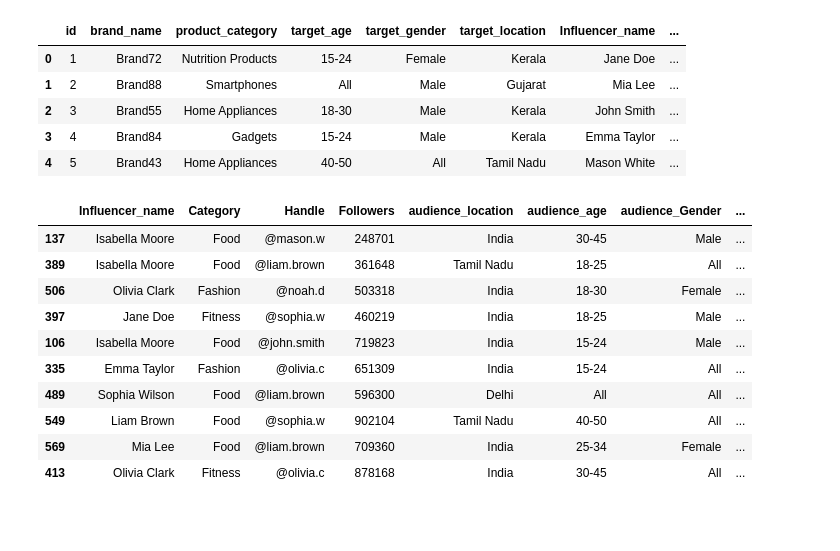
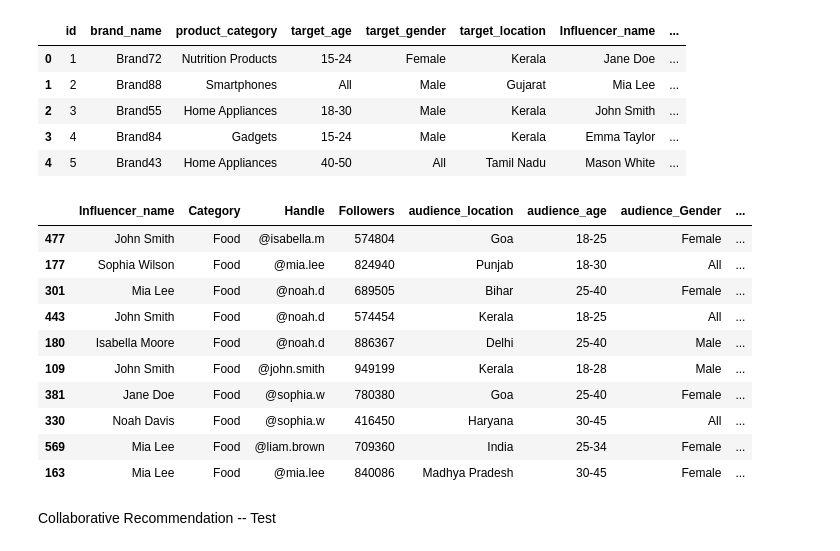
Before and after one commit to Yash-patell/recommendation_sys, a Jupyter notebook: recommendation01.ipynb, the cells around one changed output. Cells and saved outputs as stored; diff of their text form; code cells hidden in the pictures; blank space fills up the shorter version.

```diff
--- a/recommendation01.ipynb
+++ b/recommendation01.ipynb
@@ -70,7 +70,7 @@ dtype: int64
 # %% [markdown]
 merging both tables
 # %%
-merged_data = pd.merge(brand_data, influencer_data, on = 'id', how = 'left')
+merged_data = pd.merge(brand_data, influencer_data, on = 'id', how = 'right')
 # %%
 merged_data.head()
 # %% [output]
@@ -138,16 +138,18 @@ def search_product(query):
 # %%
 # search based on category, audience_location, age, gender
 
-search_product('Food India Youtube').sort_values(by=['Engagement_rate'],ascending=False)
+search_product('Food').sort_values(by=['Engagement_rate'],ascending=False)
 # %% [output]
 |  | Influencer_name | Category | Handle | Followers | audience_location | audience_age | audience_Gender | ... |
-| 137 | Isabella Moore | Food | @mason.w | 248701 | India | 30-45 | Male | ... |
-| 389 | Isabella Moore | Food | @liam.brown | 361648 | Tamil Nadu | 18-25 | All | ... |
-| 506 | Olivia Clark | Fashion | @noah.d | 503318 | India | 18-30 | Female | ... |
-| 397 | Jane Doe | Fitness | @sophia.w | 460219 | India | 18-25 | Male | ... |
-| 106 | Isabella Moore | Food | @john.smith | 719823 | India | 15-24 | Male | ... |
-| 335 | Emma Taylor | Fashion | @olivia.c | 651309 | India | 15-24 | All | ... |
-| 489 | Sophia Wilson | Food | @liam.brown | 596300 | Delhi | All | All | ... |
-| 549 | Liam Brown | Food | @sophia.w | 902104 | Tamil Nadu | 40-50 | All | ... |
+| 477 | John Smith | Food | @isabella.m | 574804 | Goa | 18-25 | Female | ... |
+| 177 | Sophia Wilson | Food | @mia.lee | 824940 | Punjab | 18-30 | All | ... |
+| 301 | Mia Lee | Food | @noah.d | 689505 | Bihar | 25-40 | Female | ... |
+| 443 | John Smith | Food | @noah.d | 574454 | Kerala | 18-25 | All | ... |
+| 180 | Isabella Moore | Food | @noah.d | 886367 | Delhi | 25-40 | Male | ... |
+| 109 | John Smith | Food | @john.smith | 949199 | Kerala | 18-28 | Male | ... |
+| 381 | Jane Doe | Food | @sophia.w | 780380 | Goa | 25-40 | Female | ... |
+| 330 | Noah Davis | Food | @sophia.w | 416450 | Haryana | 30-45 | All | ... |
 | 569 | Mia Lee | Food | @liam.brown | 709360 | India | 25-34 | Female | ... |
-| 413 | Olivia Clark | Fitness | @olivia.c | 878168 | India | 30-45 | All | ... |
+| 163 | Mia Lee | Food | @mia.lee | 840086 | Madhya Pradesh | 30-45 | Female | ... |
+# %% [markdown]
+Collaborative Recommendation -- Test
```
Also changed, not shown: parts of 6 cells of this notebook.
